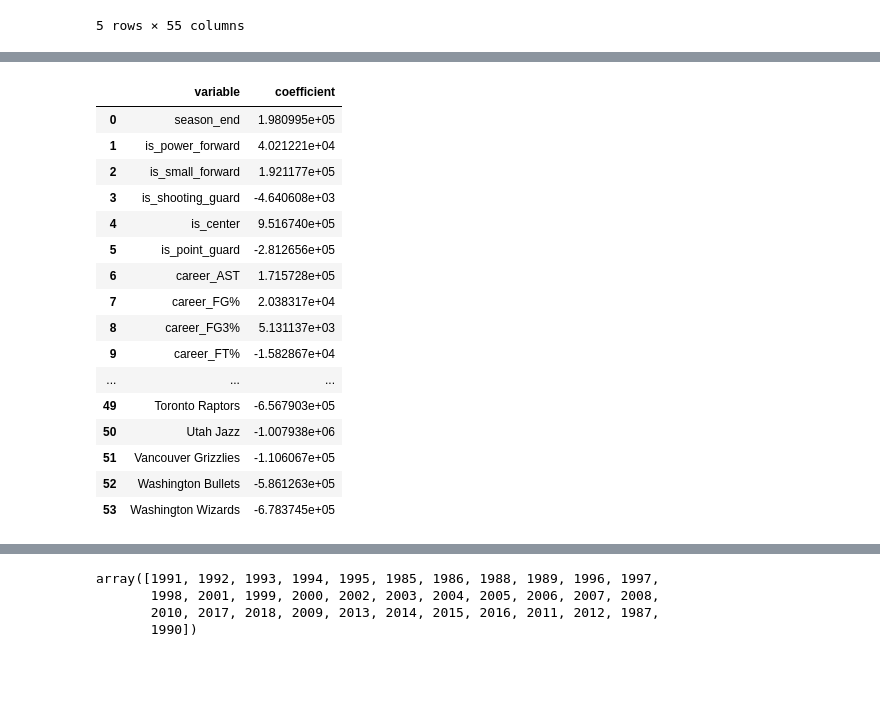
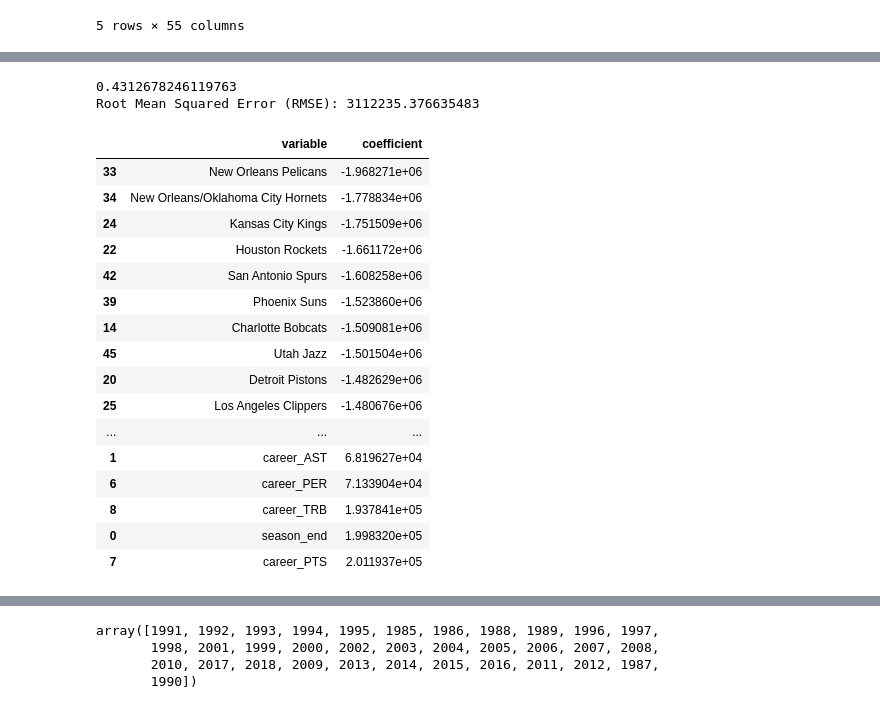
Before and after one commit to AndrewH06/nba-salary, a Jupyter notebook: andrew.ipynb, the cells around one changed output, grey strips where cells are left out. Saved outputs shown, nothing was run; the diff lists cells and outputs as text; code cells hidden in the pictures; blank space fills up the shorter version.

```diff
--- a/andrew.ipynb
+++ b/andrew.ipynb
@@ -288,26 +473,58 @@ model.score(X_test, y_test)
+# %%
+# Create regression model using ['season_end', 'team', 'is_power_forward', 'is_small_forward',
+    #    'is_shooting_guard', 'is_center', 'is_point_guard', 'career_AST', 'career_FG%',
+    #    'career_FG3%', 'career_FT%', 'career_G', 'career_PER', 'career_PTS',
+    #    'career_TRB', 'career_WS', 'career_eFG%',] and team_dummies
+
+from sklearn.linear_model import LinearRegression
+from sklearn.model_selection import train_test_split
+
+X = refined_data[['season_end', 'is_power_forward', 'is_small_forward',
+         'is_shooting_guard', 'is_center', 'is_point_guard', 'career_AST', 'career_FG%',
+         'career_FG3%', 'career_FT%', 'career_G', 'career_PER', 'career_PTS',
+         'career_TRB', 'career_WS', 'career_eFG%',] + list(team_dummies.columns)]
+y = refined_data['salary']
+
+X_train, X_test, y_train, y_test = train_test_split(X, y, test_size=0.2)
+
+model = LinearRegression()
+model.fit(X_train, y_train)
+
+print(model.score(X_test, y_test))
+
+y_pred = model.predict(X_test)
+
+mse = mean_squared_error(y_test, y_pred)
+rmse = np.sqrt(mse)
+print(f"Root Mean Squared Error (RMSE): {rmse}")
+# %% [output]
+0.4312678246119763
+Root Mean Squared Error (RMSE): 3112235.376635483
 # %%
 
 # Show the coefficients
 coefficients = pd.DataFrame({'variable': X.columns, 'coefficient': model.coef_})
+# Sort
+coefficients = coefficients.sort_values('coefficient')
 coefficients
 # %% [output]
 |  | variable | coefficient |
-| 0 | season_end | 1.980995e+05 |
-| 1 | is_power_forward | 4.021221e+04 |
-| 2 | is_small_forward | 1.921177e+05 |
-| 3 | is_shooting_guard | -4.640608e+03 |
-| 4 | is_center | 9.516740e+05 |
-| 5 | is_point_guard | -2.812656e+05 |
-| 6 | career_AST | 1.715728e+05 |
-| 7 | career_FG% | 2.038317e+04 |
-| 8 | career_FG3% | 5.131137e+03 |
-| 9 | career_FT% | -1.582867e+04 |
+| 33 | New Orleans Pelicans | -1.968271e+06 |
+| 34 | New Orleans/Oklahoma City Hornets | -1.778834e+06 |
+| 24 | Kansas City Kings | -1.751509e+06 |
+| 22 | Houston Rockets | -1.661172e+06 |
+| 42 | San Antonio Spurs | -1.608258e+06 |
+| 39 | Phoenix Suns | -1.523860e+06 |
+| 14 | Charlotte Bobcats | -1.509081e+06 |
+| 45 | Utah Jazz | -1.501504e+06 |
+| 20 | Detroit Pistons | -1.482629e+06 |
+| 25 | Los Angeles Clippers | -1.480676e+06 |
 | ... | ... | ... |
-| 49 | Toronto Raptors | -6.567903e+05 |
-| 50 | Utah Jazz | -1.007938e+06 |
-| 51 | Vancouver Grizzlies | -1.106067e+05 |
-| 52 | Washington Bullets | -5.861263e+05 |
-| 53 | Washington Wizards | -6.783745e+05 |
+| 1 | career_AST | 6.819627e+04 |
+| 6 | career_PER | 7.133904e+04 |
+| 8 | career_TRB | 1.937841e+05 |
+| 0 | season_end | 1.998320e+05 |
+| 7 | career_PTS | 2.011937e+05 |
 # %%
 # Plot the points and the model
 
```
Also changed, not shown: parts of 26 cells of this notebook.
